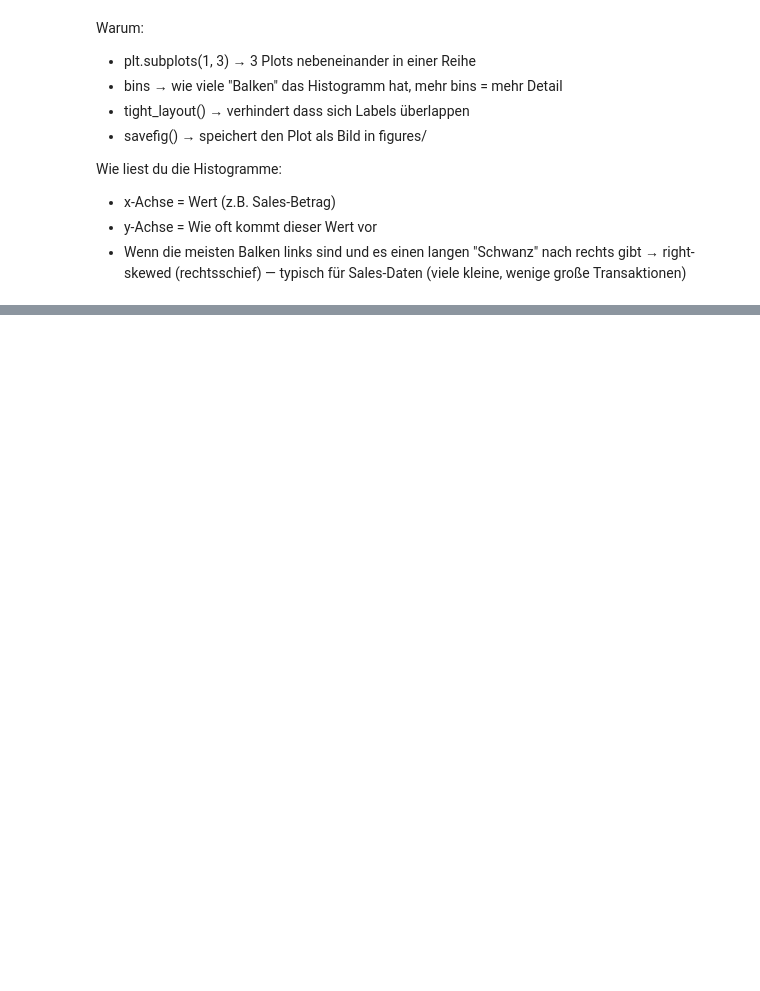
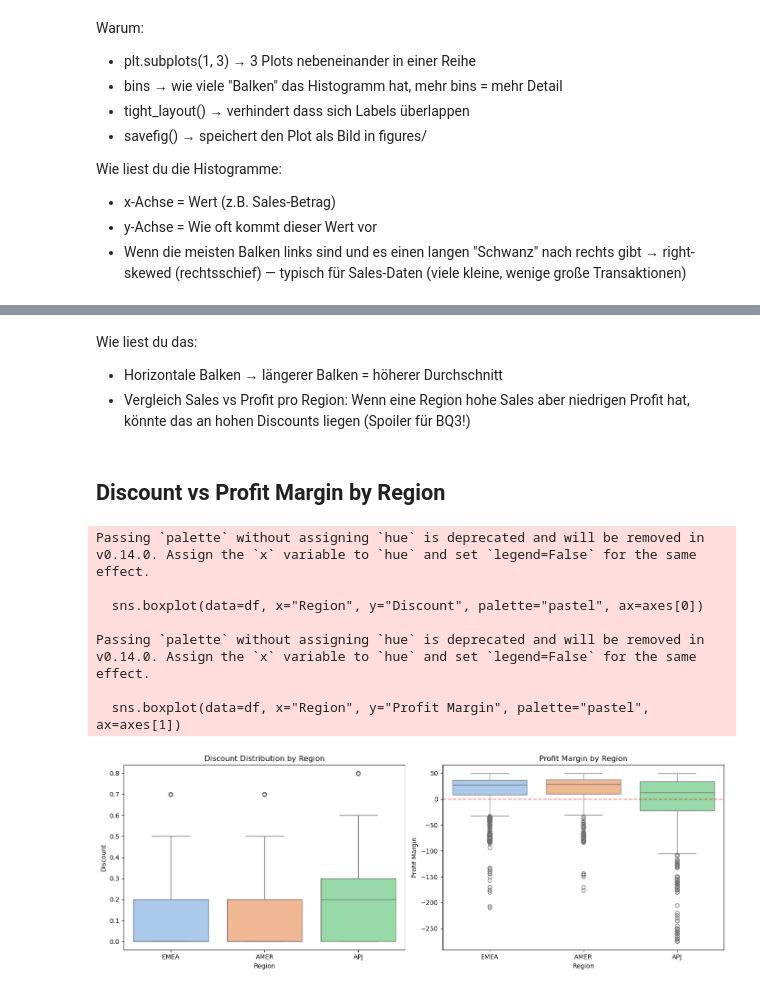
Before and after one commit to zeroKool1ne/data-wrangling-project, a Jupyter notebook: notebooks/03_eda.ipynb, the cells around one changed output, grey strips where cells are left out. Saved outputs shown, nothing was run; the diff lists cells and outputs as text; code cells hidden in the pictures; blank space fills up the shorter version.

```diff
--- a/notebooks/03_eda.ipynb
+++ b/notebooks/03_eda.ipynb
@@ -57,0 +109,31 @@ Warum:
+# %% [markdown]
+Wie liest du das:
+  - Horizontale Balken → längerer Balken = höherer Durchschnitt
+  - Vergleich Sales vs Profit pro Region: Wenn eine Region hohe Sales aber niedrigen
+  Profit hat, könnte das an hohen Discounts liegen (Spoiler für BQ3!)
+# %% [markdown]
+## Discount vs Profit Margin by Region
+# %%
+fig, axes = plt.subplots(1, 2, figsize=(14, 5))
+
+# Left: Discount distribution by region
+sns.boxplot(data=df, x="Region", y="Discount", palette="pastel", ax=axes[0])
+axes[0].set_title("Discount Distribution by Region")
+
+# Right: Profit Margin by region
+sns.boxplot(data=df, x="Region", y="Profit Margin", palette="pastel", ax=axes[1])
+axes[1].set_title("Profit Margin by Region")
+axes[1].axhline(y=0, color="red", linestyle="--", alpha=0.5)
+
+plt.tight_layout()
+plt.savefig("../figures/discount_margin_by_region.png")
+plt.show()
+# %% [output]
+Passing `palette` without assigning `hue` is deprecated and will be removed in v0.14.0. Assign the `x` variable to `hue` and set `legend=False` for the same effect.
+
+  sns.boxplot(data=df, x="Region", y="Discount", palette="pastel", ax=axes[0])
+
+Passing `palette` without assigning `hue` is deprecated and will be removed in v0.14.0. Assign the `x` variable to `hue` and set `legend=False` for the same effect.
+
+  sns.boxplot(data=df, x="Region", y="Profit Margin", palette="pastel", ax=axes[1])
+[figure, added]
```
Also changed, not shown: parts of 16 cells of this notebook, 12 other files.
